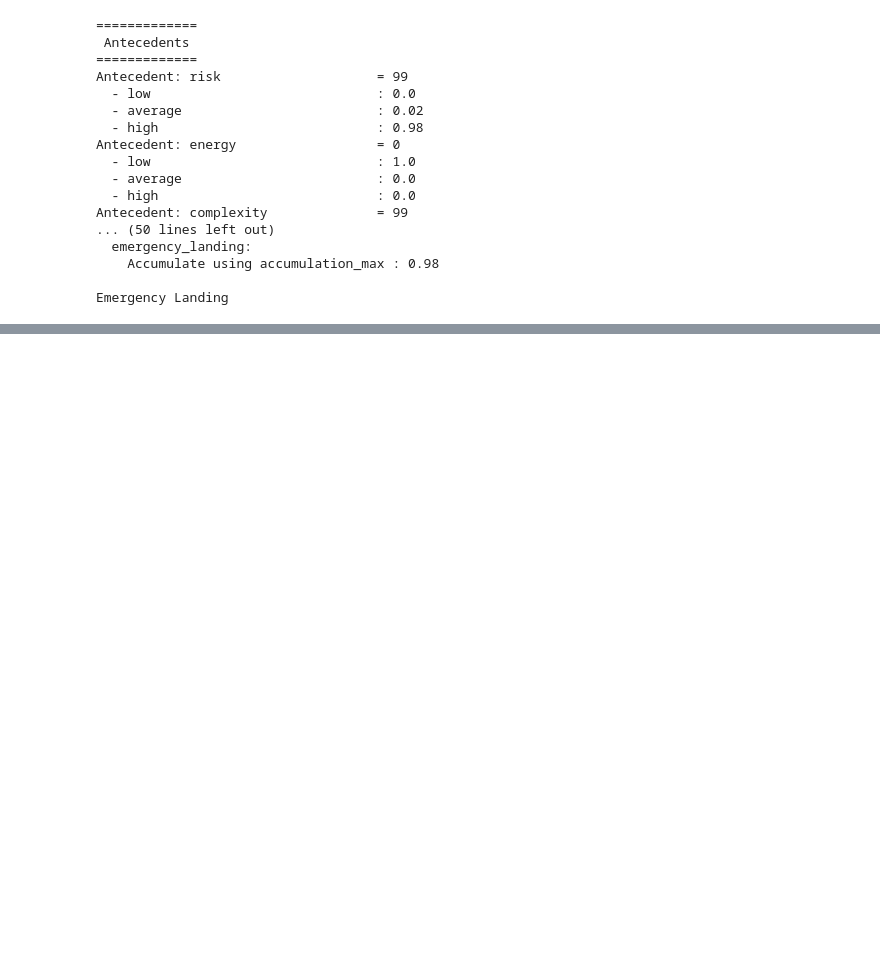
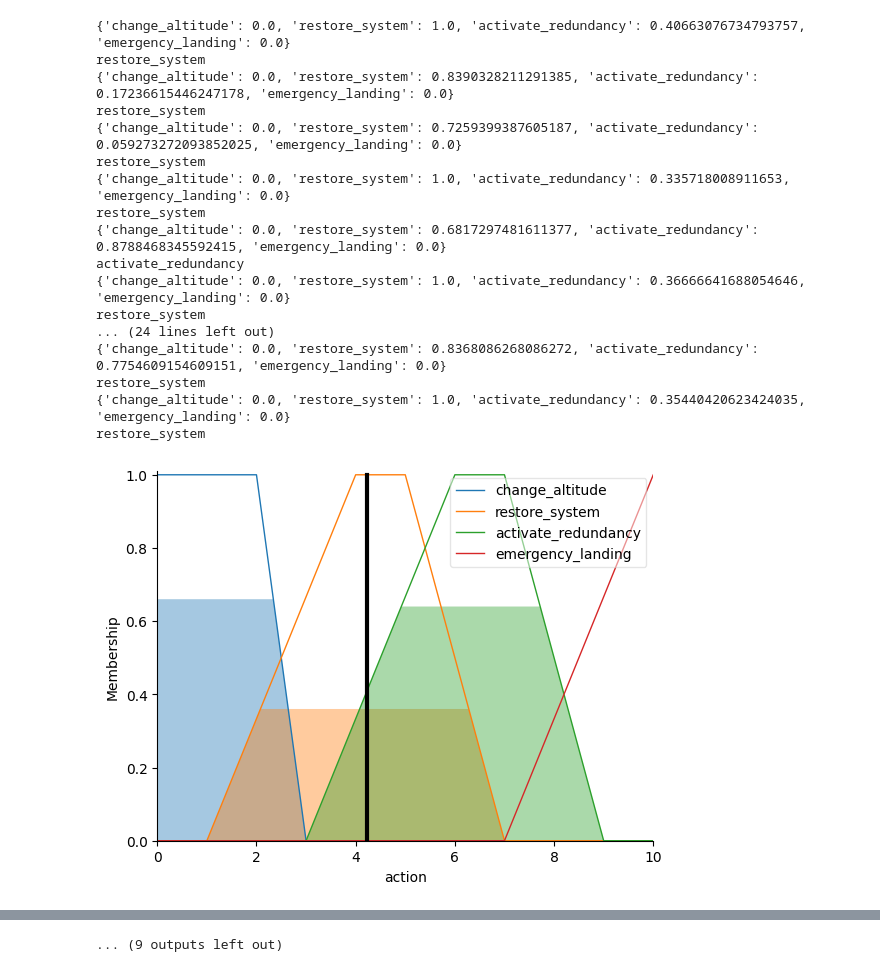
Before and after one commit to CaIIiope/Fuzzy, a Jupyter notebook: fuzzy.ipynb, the cells around one changed output, grey strips where cells are left out. Drawn from its saved outputs; the diff is of its cells as text; code cells hidden in the pictures; blank space fills up the shorter version.

```diff
--- a/fuzzy.ipynb
+++ b/fuzzy.ipynb
@@ -158,20 +204,28 @@ Change Route
-# %%
-print(get_action(state= "S1", risk_value= 99, time_value= 1,energy_value= 0,complexity_value= 99,impact_value= 100))
-# %% [output]
-=============
- Antecedents
-=============
-Antecedent: risk                    = 99
-  - low                             : 0.0
-  - average                         : 0.02
-  - high                            : 0.98
-Antecedent: energy                  = 0
-  - low                             : 1.0
-  - average                         : 0.0
-  - high                            : 0.0
-Antecedent: complexity              = 99
-... (50 lines left out)
-  emergency_landing:
-    Accumulate using accumulation_max : 0.98
-
-Emergency Landing
+# %%
+import random
+for i in range(0, 20):
+    print(get_action(state="S3",
+                     risk_value=random.randint(0, 100),
+                     time_value=random.randint(0, 100),
+                     energy_value=random.randint(0, 100),
+                     complexity_value=random.randint(0, 100),
+                     impact_value=random.randint(0, 100)))
+# %% [output]
+{'change_altitude': 0.0, 'restore_system': 1.0, 'activate_redundancy': 0.40663076734793757, 'emergency_landing': 0.0}
+restore_system
+{'change_altitude': 0.0, 'restore_system': 0.8390328211291385, 'activate_redundancy': 0.17236615446247178, 'emergency_landing': 0.0}
+restore_system
+{'change_altitude': 0.0, 'restore_system': 0.7259399387605187, 'activate_redundancy': 0.059273272093852025, 'emergency_landing': 0.0}
+restore_system
+{'change_altitude': 0.0, 'restore_system': 1.0, 'activate_redundancy': 0.335718008911653, 'emergency_landing': 0.0}
+restore_system
+{'change_altitude': 0.0, 'restore_system': 0.6817297481611377, 'activate_redundancy': 0.8788468345592415, 'emergency_landing': 0.0}
+activate_redundancy
+{'change_altitude': 0.0, 'restore_system': 1.0, 'activate_redundancy': 0.36666641688054646, 'emergency_landing': 0.0}
+restore_system
+... (24 lines left out)
+{'change_altitude': 0.0, 'restore_system': 0.8368086268086272, 'activate_redundancy': 0.7754609154609151, 'emergency_landing': 0.0}
+restore_system
+{'change_altitude': 0.0, 'restore_system': 1.0, 'activate_redundancy': 0.35440420623424035, 'emergency_landing': 0.0}
+restore_system
+[figure, added]
@@ -177,0 +242 @@ Emergency Landing
+... (9 outputs left out)
```
Also changed, not shown: parts of 5 cells of this notebook.
